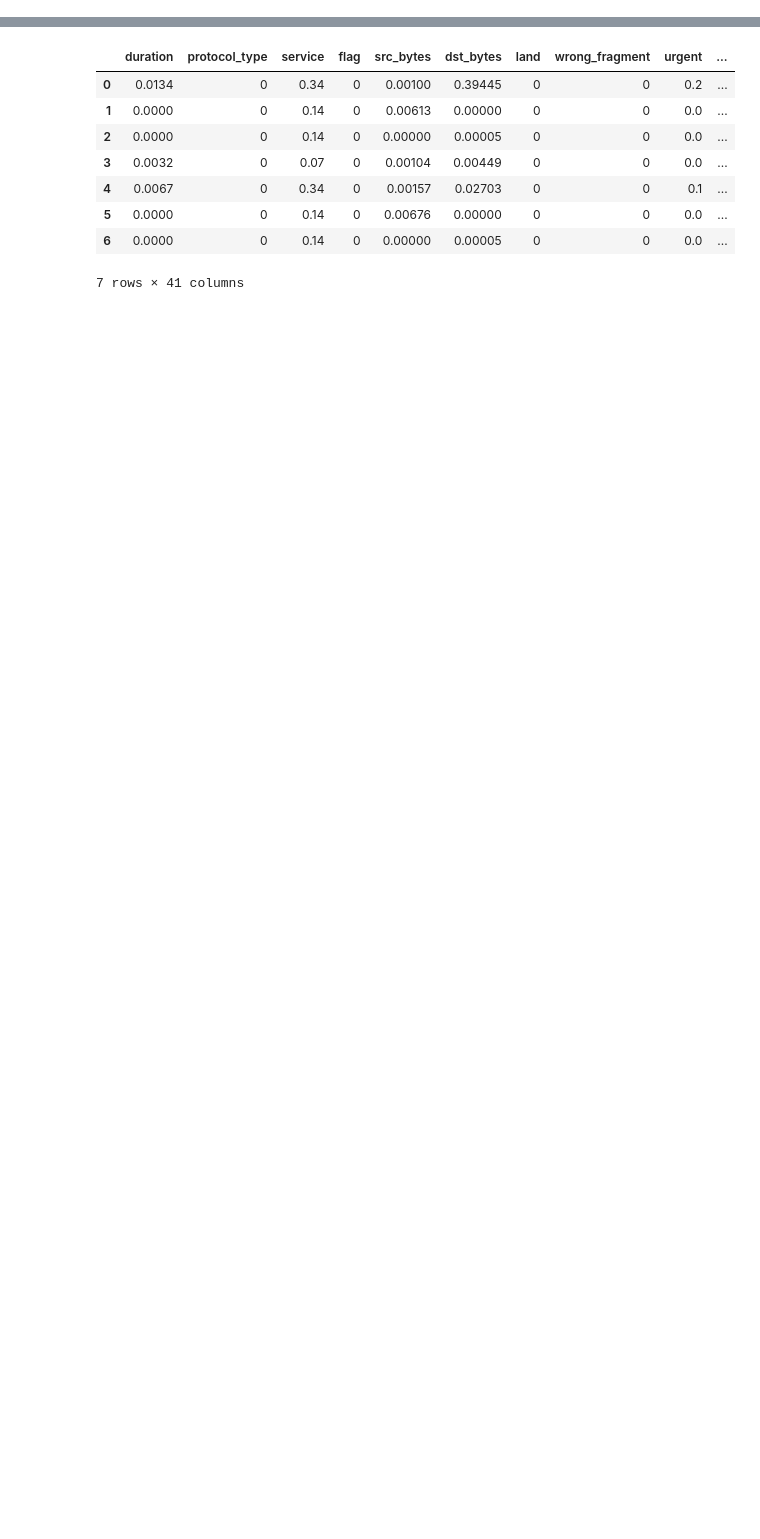
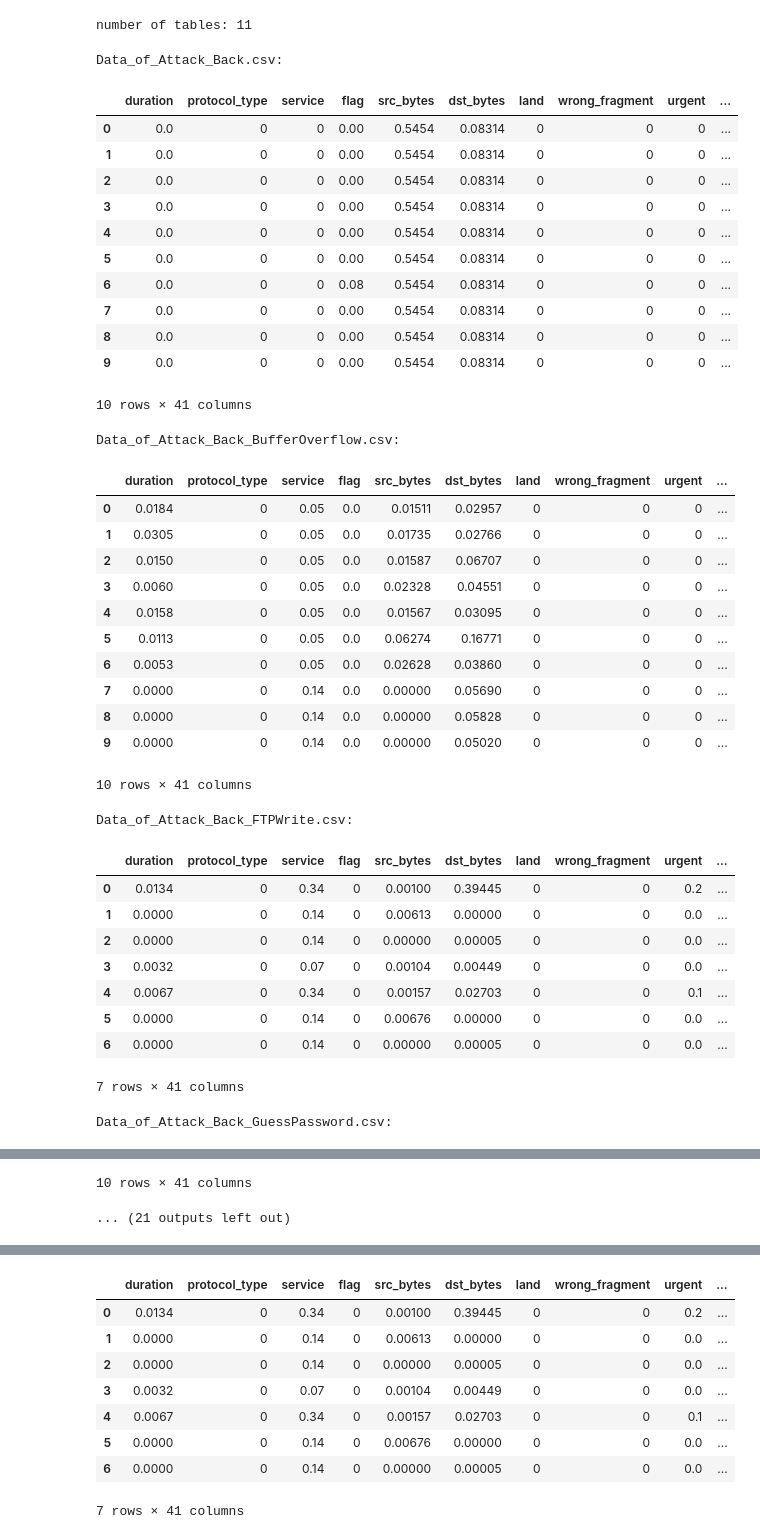
Before and after one commit to Samedy1/data_science_cadt_project_cyber_security, a Jupyter notebook: cyber_security.ipynb, the cells around one changed output, grey strips where cells are left out. Saved outputs shown, nothing was run; the diff lists cells and outputs as text; code cells hidden in the pictures; blank space fills up the shorter version.

Commit message:
merged data file, adjust coding

```diff
--- a/cyber_security.ipynb
+++ b/cyber_security.ipynb
@@ -3,14 +3,10 @@ import os
 import pandas as pd
 
 # get all filenames in the Datasets directory
-csv_files = os.listdir(path = 'Datasets')
+csv_filenames = os.listdir(path = 'Datasets')
 
-# create a new dictionary to store the filenames
-csv_file_dct = dict()
+# sort by name ascending
+csv_filenames.sort()
 
-# loop through the filenames and store each value in the dictionary
-for file in csv_files:
-    csv_file_dct[file] = file
-
-display(csv_file_dct)
+display(csv_filenames)
 # %% [output]
@@ -28,7 +24,51 @@ display(csv_file_dct)
-# %%
-dfs: dict[str, pd.DataFrame]
-dfs = dict()
-
-# read data in each csv file
-for file in csv_file_dct:
-    dfs[file] = pd.read_csv(f'Datasets/{file}')
+# %%
+# read data from the filenames stored in csv_file_dct
+dfs: dict[str, pd.DataFrame] = dict({file: pd.read_csv(f'Datasets/{file}') for file in csv_filenames})
+# %%
+# check the number of tables
+print(f'number of tables: {len(dfs)}')
+# %% [output]
+number of tables: 11
+# %%
+# view some records in each table data
+for key, value in dfs.items():
+    print(f'{key}:')
+    display(value.head(10))
+# %% [output]
+Data_of_Attack_Back.csv:
+|  | duration | protocol_type | service | flag | src_bytes | dst_bytes | land | wrong_fragment | urgent | ... |
+| 0 | 0.0 | 0 | 0 | 0.00 | 0.5454 | 0.08314 | 0 | 0 | 0 | ... |
+| 1 | 0.0 | 0 | 0 | 0.00 | 0.5454 | 0.08314 | 0 | 0 | 0 | ... |
+| 2 | 0.0 | 0 | 0 | 0.00 | 0.5454 | 0.08314 | 0 | 0 | 0 | ... |
+| 3 | 0.0 | 0 | 0 | 0.00 | 0.5454 | 0.08314 | 0 | 0 | 0 | ... |
+| 4 | 0.0 | 0 | 0 | 0.00 | 0.5454 | 0.08314 | 0 | 0 | 0 | ... |
+| 5 | 0.0 | 0 | 0 | 0.00 | 0.5454 | 0.08314 | 0 | 0 | 0 | ... |
+| 6 | 0.0 | 0 | 0 | 0.08 | 0.5454 | 0.08314 | 0 | 0 | 0 | ... |
+| 7 | 0.0 | 0 | 0 | 0.00 | 0.5454 | 0.08314 | 0 | 0 | 0 | ... |
+| 8 | 0.0 | 0 | 0 | 0.00 | 0.5454 | 0.08314 | 0 | 0 | 0 | ... |
+| 9 | 0.0 | 0 | 0 | 0.00 | 0.5454 | 0.08314 | 0 | 0 | 0 | ... |
+10 rows × 41 columns
+Data_of_Attack_Back_BufferOverflow.csv:
+|  | duration | protocol_type | service | flag | src_bytes | dst_bytes | land | wrong_fragment | urgent | ... |
+| 0 | 0.0184 | 0 | 0.05 | 0.0 | 0.01511 | 0.02957 | 0 | 0 | 0 | ... |
+| 1 | 0.0305 | 0 | 0.05 | 0.0 | 0.01735 | 0.02766 | 0 | 0 | 0 | ... |
+| 2 | 0.0150 | 0 | 0.05 | 0.0 | 0.01587 | 0.06707 | 0 | 0 | 0 | ... |
+| 3 | 0.0060 | 0 | 0.05 | 0.0 | 0.02328 | 0.04551 | 0 | 0 | 0 | ... |
+| 4 | 0.0158 | 0 | 0.05 | 0.0 | 0.01567 | 0.03095 | 0 | 0 | 0 | ... |
+| 5 | 0.0113 | 0 | 0.05 | 0.0 | 0.06274 | 0.16771 | 0 | 0 | 0 | ... |
+| 6 | 0.0053 | 0 | 0.05 | 0.0 | 0.02628 | 0.03860 | 0 | 0 | 0 | ... |
+| 7 | 0.0000 | 0 | 0.14 | 0.0 | 0.00000 | 0.05690 | 0 | 0 | 0 | ... |
+| 8 | 0.0000 | 0 | 0.14 | 0.0 | 0.00000 | 0.05828 | 0 | 0 | 0 | ... |
+| 9 | 0.0000 | 0 | 0.14 | 0.0 | 0.00000 | 0.05020 | 0 | 0 | 0 | ... |
+10 rows × 41 columns
+Data_of_Attack_Back_FTPWrite.csv:
+|  | duration | protocol_type | service | flag | src_bytes | dst_bytes | land | wrong_fragment | urgent | ... |
+| 0 | 0.0134 | 0 | 0.34 | 0 | 0.00100 | 0.39445 | 0 | 0 | 0.2 | ... |
+| 1 | 0.0000 | 0 | 0.14 | 0 | 0.00613 | 0.00000 | 0 | 0 | 0.0 | ... |
+| 2 | 0.0000 | 0 | 0.14 | 0 | 0.00000 | 0.00005 | 0 | 0 | 0.0 | ... |
+| 3 | 0.0032 | 0 | 0.07 | 0 | 0.00104 | 0.00449 | 0 | 0 | 0.0 | ... |
+| 4 | 0.0067 | 0 | 0.34 | 0 | 0.00157 | 0.02703 | 0 | 0 | 0.1 | ... |
+| 5 | 0.0000 | 0 | 0.14 | 0 | 0.00676 | 0.00000 | 0 | 0 | 0.0 | ... |
+| 6 | 0.0000 | 0 | 0.14 | 0 | 0.00000 | 0.00005 | 0 | 0 | 0.0 | ... |
+7 rows × 41 columns
+Data_of_Attack_Back_GuessPassword.csv:
@@ -35 +86,3 @@ for file in csv_file_dct:
+10 rows × 41 columns
+... (21 outputs left out)
 # %%
```
Also changed, not shown: parts of 10 cells of this notebook.
